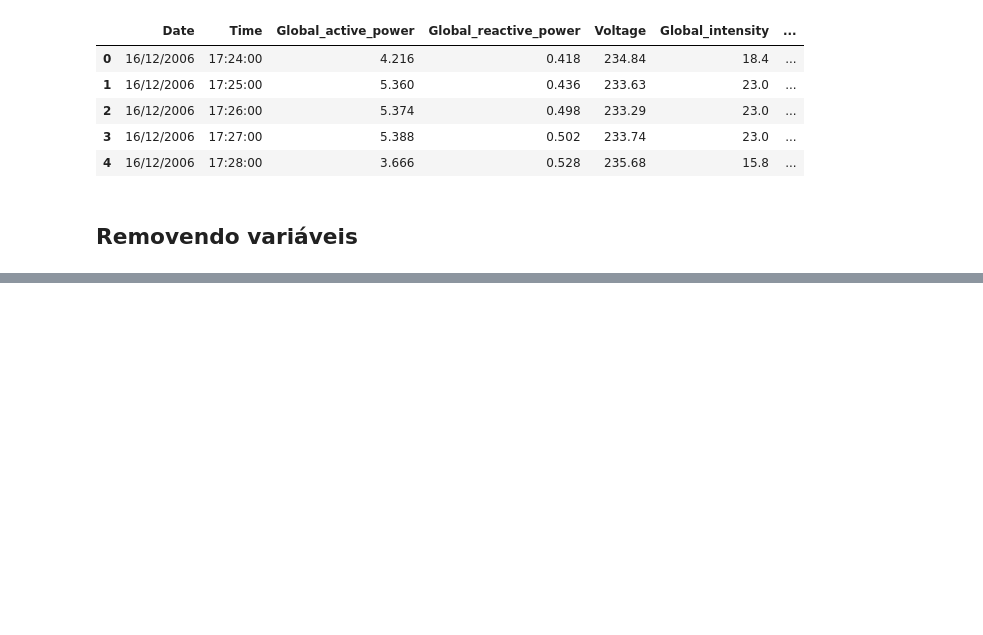
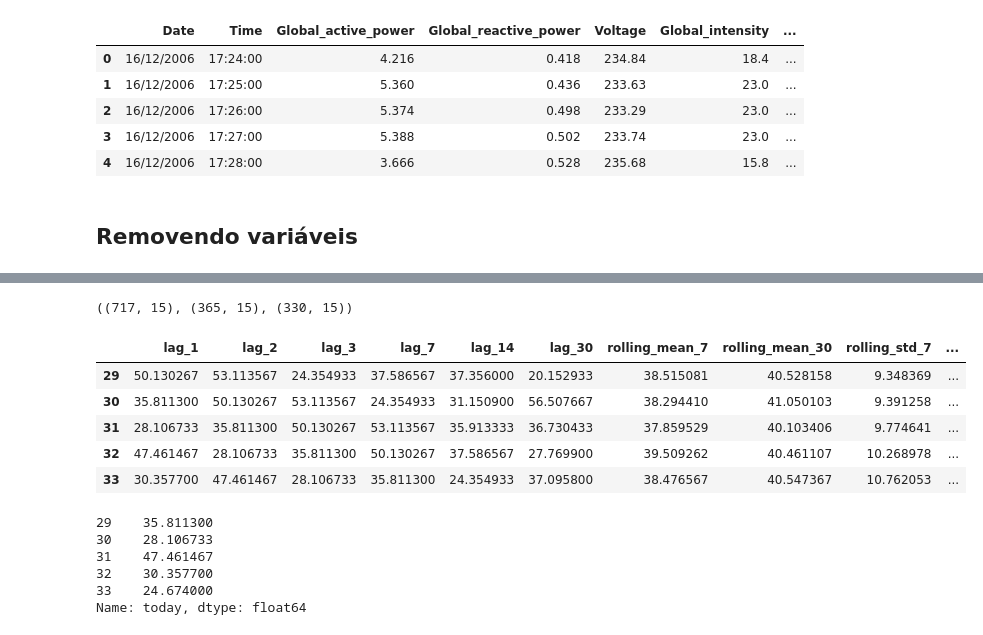
Before and after one commit to guiandradedev/energy-monitor-backend, a Jupyter notebook: ai/cost-predictor/household-exploratory-analysis.ipynb, the cells around one changed output, grey strips where cells are left out. Cells and saved outputs as stored; diff of their text form; code cells hidden in the pictures; blank space fills up the shorter version.

```diff
--- a/ai/cost-predictor/household-exploratory-analysis.ipynb
+++ b/ai/cost-predictor/household-exploratory-analysis.ipynb
@@ -109,0 +370,40 @@ pyplot.show()
+# %%
+train = newdf[newdf["date"] < "2009-01-01"]
+
+val = newdf[
+    (newdf["date"] >= "2009-01-01") &
+    (newdf["date"] < "2010-01-01")
+]
+
+test = newdf[newdf["date"] >= "2010-01-01"]
+# %%
+train.shape, val.shape, test.shape
+# %% [output]
+((717, 15), (365, 15), (330, 15))
+# %%
+X_train = train.drop(columns=["today", "date"])
+y_train = train["today"]
+
+X_val = val.drop(columns=["today", "date"])
+y_val = val["today"]
+
+X_test = test.drop(columns=["today", "date"])
+y_test = test["today"]
+# %%
+X_train.head()
+# %% [output]
+|  | lag_1 | lag_2 | lag_3 | lag_7 | lag_14 | lag_30 | rolling_mean_7 | rolling_mean_30 | rolling_std_7 | ... |
+| 29 | 50.130267 | 53.113567 | 24.354933 | 37.586567 | 37.356000 | 20.152933 | 38.515081 | 40.528158 | 9.348369 | ... |
+| 30 | 35.811300 | 50.130267 | 53.113567 | 24.354933 | 31.150900 | 56.507667 | 38.294410 | 41.050103 | 9.391258 | ... |
+| 31 | 28.106733 | 35.811300 | 50.130267 | 53.113567 | 35.913333 | 36.730433 | 37.859529 | 40.103406 | 9.774641 | ... |
+| 32 | 47.461467 | 28.106733 | 35.811300 | 50.130267 | 37.586567 | 27.769900 | 39.509262 | 40.461107 | 10.268978 | ... |
+| 33 | 30.357700 | 47.461467 | 28.106733 | 35.811300 | 24.354933 | 37.095800 | 38.476567 | 40.547367 | 10.762053 | ... |
+# %%
+y_train.head()
+# %% [output]
+29    35.811300
+30    28.106733
+31    47.461467
+32    30.357700
+33    24.674000
+Name: today, dtype: float64
```
Also changed, not shown: parts of 33 cells of this notebook, 1 other file.
